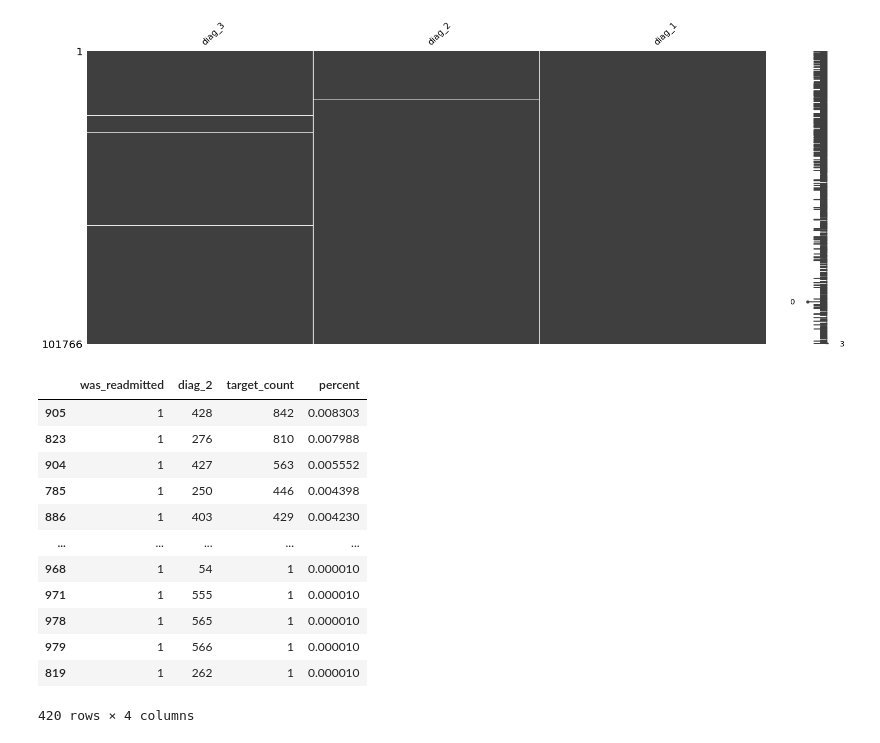
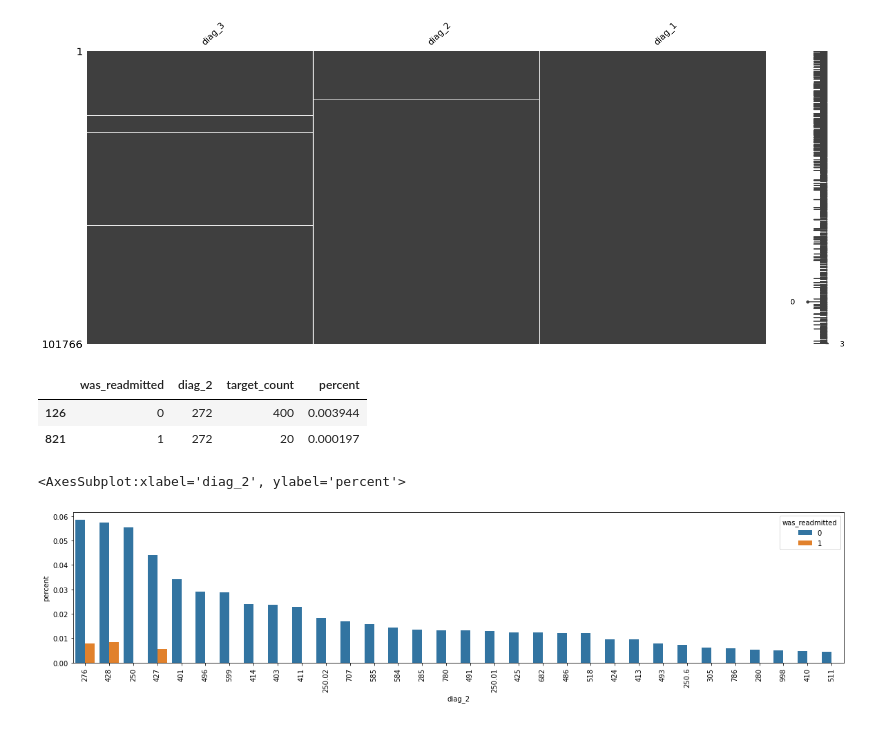
Before and after one commit to JosephLazarus/QTW, a Jupyter notebook: Case Study 2/WorkingFiles/dj_case_study2.ipynb, the cells around one changed output. Cells and saved outputs as stored; diff of their text form; code cells hidden in the pictures.

```diff
--- a/Case Study 2/WorkingFiles/dj_case_study2.ipynb
+++ b/Case Study 2/WorkingFiles/dj_case_study2.ipynb
@@ -436,21 +436,18 @@ dtype: int64
 # %%
 cat_value = "diag_2"
 
 df_gb = df_diabetes.groupby(["was_readmitted", cat_value])["readmitted"].count().reset_index(name="target_count")
 df_gb["percent"] = df_gb["target_count"]/df_gb.target_count.sum()
 df_gb.sort_values(by=["percent"], ascending=False, inplace=True)
-df_gb[df_gb.was_readmitted ==1 ]
+df_gb[df_gb.diag_2 == "272" ]
 # %% [output]
 |  | was_readmitted | diag_2 | target_count | percent |
-| 905 | 1 | 428 | 842 | 0.008303 |
-| 823 | 1 | 276 | 810 | 0.007988 |
-| 904 | 1 | 427 | 563 | 0.005552 |
-| 785 | 1 | 250 | 446 | 0.004398 |
-| 886 | 1 | 403 | 429 | 0.004230 |
-| ... | ... | ... | ... | ... |
-| 968 | 1 | 54 | 1 | 0.000010 |
-| 971 | 1 | 555 | 1 | 0.000010 |
-| 978 | 1 | 565 | 1 | 0.000010 |
-| 979 | 1 | 566 | 1 | 0.000010 |
-| 819 | 1 | 262 | 1 | 0.000010 |
+| 126 | 0 | 272 | 400 | 0.003944 |
+| 821 | 1 | 272 | 20 | 0.000197 |
-420 rows × 4 columns
+# %%
+plt.figure(figsize=(20,4))
+plt.xticks(rotation=90)
+sns.barplot(x=cat_value, y="percent", data=df_gb.nlargest(35, 'target_count'), hue='was_readmitted')
+# %% [output]
+<AxesSubplot:xlabel='diag_2', ylabel='percent'>
+[figure, added]
```
